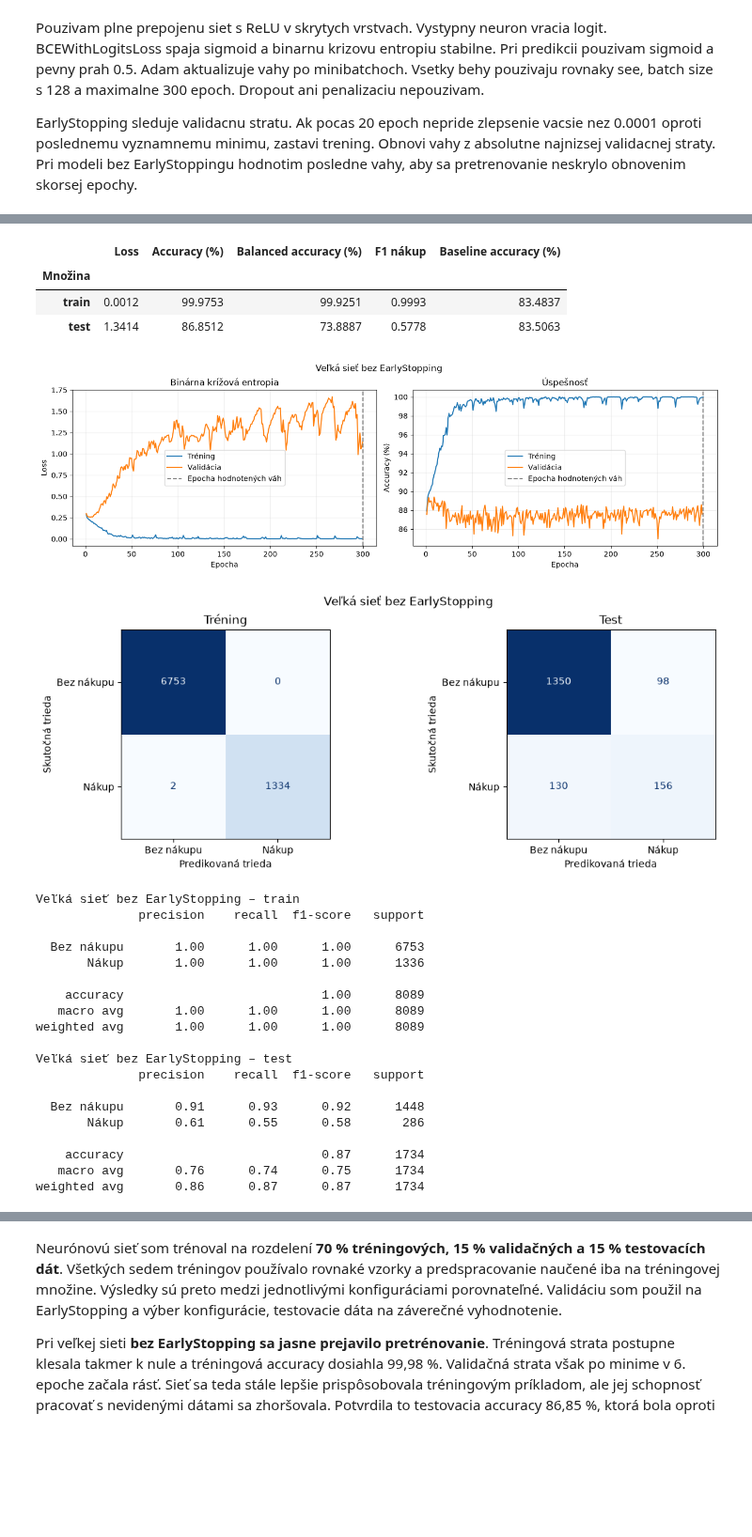
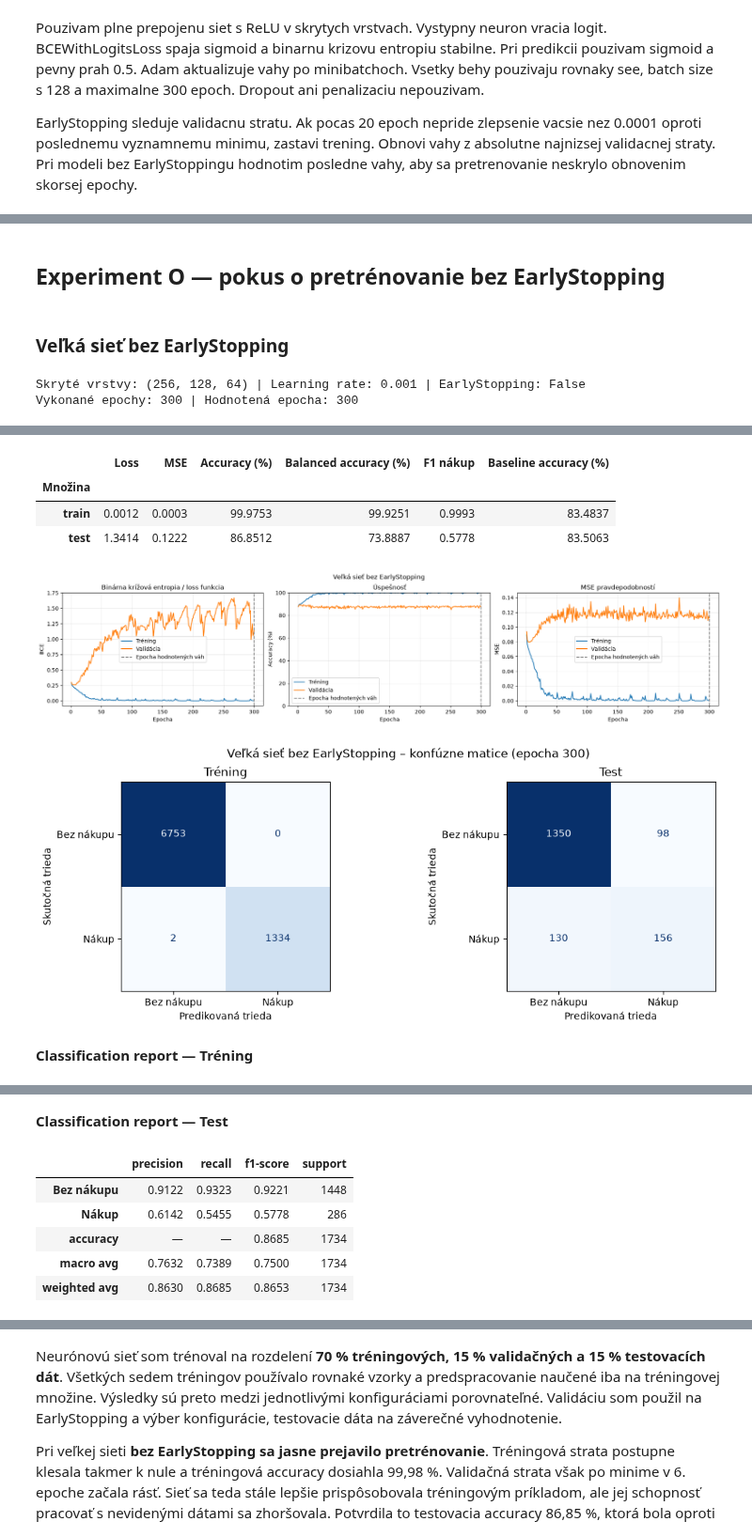
Before and after one commit to samuelbagin1/suns, a Jupyter notebook: zadania/01/main.ipynb, the cells around one changed output, grey strips where cells are left out. Shown at 94% size. Saved outputs shown, nothing was run; the diff lists cells and outputs as text; code cells hidden in the pictures; blank space fills up the shorter version.

```diff
--- a/zadania/01/main.ipynb
+++ b/zadania/01/main.ipynb
@@ -1414,0 +1661,16 @@ EarlyStopping sleduje validacnu stratu. Ak pocas 20 epoch nepride zlepsenie vacs
+# %%
+class ShopperMLP(nn.Module):
+    """Class for creation of Neural Network, where are defined hidden layers in parameter hidden"""
+    def __init__(self, hidden):
+        super().__init__()
+        layers = []
+        previous = NN_INPUTS
+        for width in hidden:
+            # y = xA^T + b
+            layers.extend([nn.Linear(previous, width), nn.ReLU()])
+            previous = width
+        layers.append(nn.Linear(previous, 1))
+        self.network = nn.Sequential(*layers)
+
+    def forward(self, x):
+        return self.network(x).squeeze(-1)
@@ -1710,6 +2217,25 @@ Rozdiel train-test pred/po EarlyStopping (p. b.): 13.12 1.65
 # %%
-# Vyhodnotenie zámerného pretrénovania a rovnakej siete s EarlyStopping.
-# Navyše najlepší a najhorší experiment z E1–E5 podľa validácie.
-for identifier in dict.fromkeys(["O", "ES", nn_best_name, nn_worst_name]):
+for identifier in ["O", "ES", "E1", "E2", "E3", "E4", "E5"]:
+    notes = []
+
+    if identifier == "O":
+        notes.append("pokus o pretrénovanie bez EarlyStopping")
+    elif identifier == "ES":
+        notes.append("rovnaká architektúra s EarlyStopping")
+
+    if identifier == nn_best_name:
+        notes.append("najlepší experiment E1–E5 podľa validácie")
+    if identifier == nn_worst_name:
+        notes.append("najhorší experiment E1–E5 podľa validácie")
+
+    heading = f"## Experiment {identifier}"
+    if notes:
+        heading += " — " + "; ".join(notes)
+
+    display(Markdown(heading))
     nn_report(nn_all_runs[identifier])
 # %% [output]
+## Experiment O — pokus o pretrénovanie bez EarlyStopping
+### Veľká sieť bez EarlyStopping
+Skryté vrstvy: (256, 128, 64) | Learning rate: 0.001 | EarlyStopping: False
+Vykonané epochy: 300 | Hodnotená epocha: 300
@@ -1716,25 +2243,7 @@ for identifier in dict.fromkeys(["O", "ES", nn_best_name, nn_worst_name]):
-|  | Loss | Accuracy (%) | Balanced accuracy (%) | F1 nákup | Baseline accuracy (%) |
-| Množina |  |  |  |  |  |
-| train | 0.0012 | 99.9753 | 99.9251 | 0.9993 | 83.4837 |
-| test | 1.3414 | 86.8512 | 73.8887 | 0.5778 | 83.5063 |
+|  | Loss | MSE | Accuracy (%) | Balanced accuracy (%) | F1 nákup | Baseline accuracy (%) |
+| Množina |  |  |  |  |  |  |
+| train | 0.0012 | 0.0003 | 99.9753 | 99.9251 | 0.9993 | 83.4837 |
+| test | 1.3414 | 0.1222 | 86.8512 | 73.8887 | 0.5778 | 83.5063 |
-[figure, old version]
+[figure, new version]
-[figure, old version]
+[figure, new version]
-Veľká sieť bez EarlyStopping – train
-              precision    recall  f1-score   support
-
-  Bez nákupu       1.00      1.00      1.00      6753
-       Nákup       1.00      1.00      1.00      1336
-
-    accuracy                           1.00      8089
-   macro avg       1.00      1.00      1.00      8089
-weighted avg       1.00      1.00      1.00      8089
-
-Veľká sieť bez EarlyStopping – test
-              precision    recall  f1-score   support
-
-  Bez nákupu       0.91      0.93      0.92      1448
-       Nákup       0.61      0.55      0.58       286
-
-    accuracy                           0.87      1734
-   macro avg       0.76      0.74      0.75      1734
-weighted avg       0.86      0.87      0.87      1734
+**Classification report — Tréning**
@@ -1746,0 +2256,7 @@ weighted avg       0.86      0.87      0.87      1734
+**Classification report — Test**
+|  | precision | recall | f1-score | support |
+| Bez nákupu | 0.9122 | 0.9323 | 0.9221 | 1448 |
+| Nákup | 0.6142 | 0.5455 | 0.5778 | 286 |
+| accuracy | — | — | 0.8685 | 1734 |
+| macro avg | 0.7632 | 0.7389 | 0.7500 | 1734 |
+| weighted avg | 0.8630 | 0.8685 | 0.8653 | 1734 |
```
Also changed, not shown: parts of 39 cells of this notebook, 29 other files.
